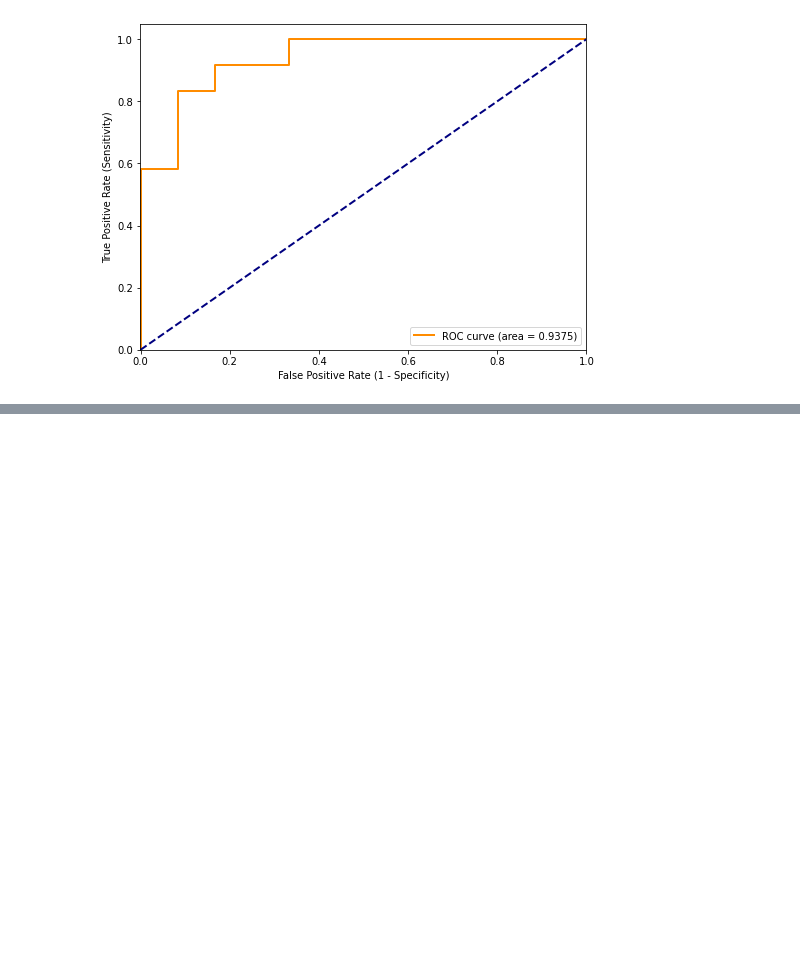
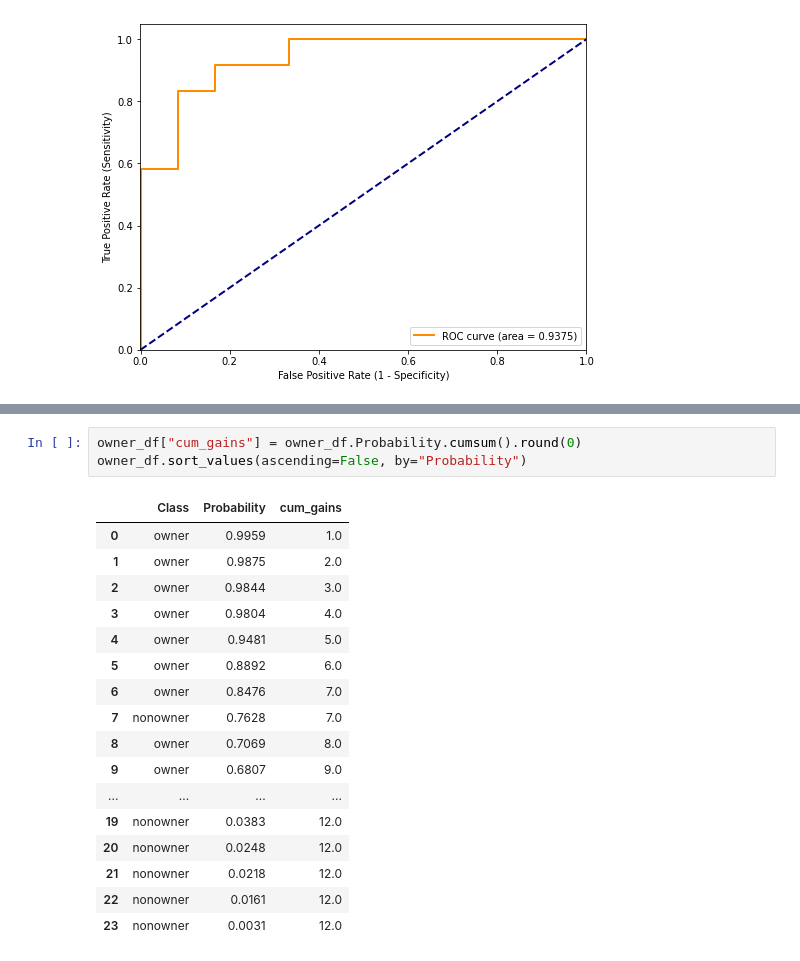
Before and after one commit to jeantardelli/data-mining-for-business-analytics, a Jupyter notebook: analysis/evaluating-predictive-performance.ipynb, the cells around one changed output, grey strips where cells are left out. Drawn from its saved outputs; the diff is of its cells as text; blank space fills up the shorter version.

```diff
--- a/analysis/evaluating-predictive-performance.ipynb
+++ b/analysis/evaluating-predictive-performance.ipynb
@@ -488,0 +506,21 @@ Using the same logic as above, it can be shown that optimizing this quantity dep
+# %%
+owner_df["cum_gains"] = owner_df.Probability.cumsum().round(0)
+owner_df.sort_values(ascending=False, by="Probability")
+# %% [output]
+|  | Class | Probability | cum_gains |
+| 0 | owner | 0.9959 | 1.0 |
+| 1 | owner | 0.9875 | 2.0 |
+| 2 | owner | 0.9844 | 3.0 |
+| 3 | owner | 0.9804 | 4.0 |
+| 4 | owner | 0.9481 | 5.0 |
+| 5 | owner | 0.8892 | 6.0 |
+| 6 | owner | 0.8476 | 7.0 |
+| 7 | nonowner | 0.7628 | 7.0 |
+| 8 | owner | 0.7069 | 8.0 |
+| 9 | owner | 0.6807 | 9.0 |
+| ... | ... | ... | ... |
+| 19 | nonowner | 0.0383 | 12.0 |
+| 20 | nonowner | 0.0248 | 12.0 |
+| 21 | nonowner | 0.0218 | 12.0 |
+| 22 | nonowner | 0.0161 | 12.0 |
+| 23 | nonowner | 0.0031 | 12.0 |
```
Also changed, not shown: parts of 6 cells of this notebook.
